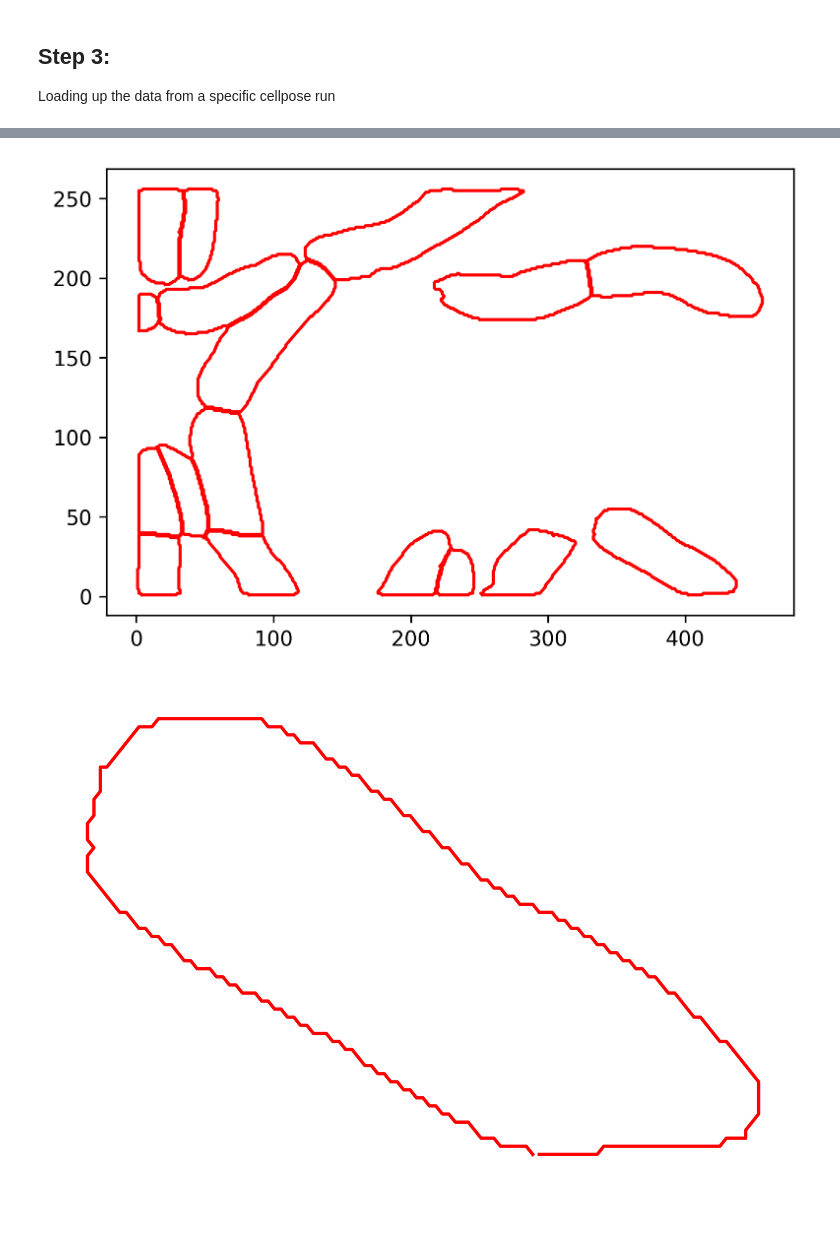
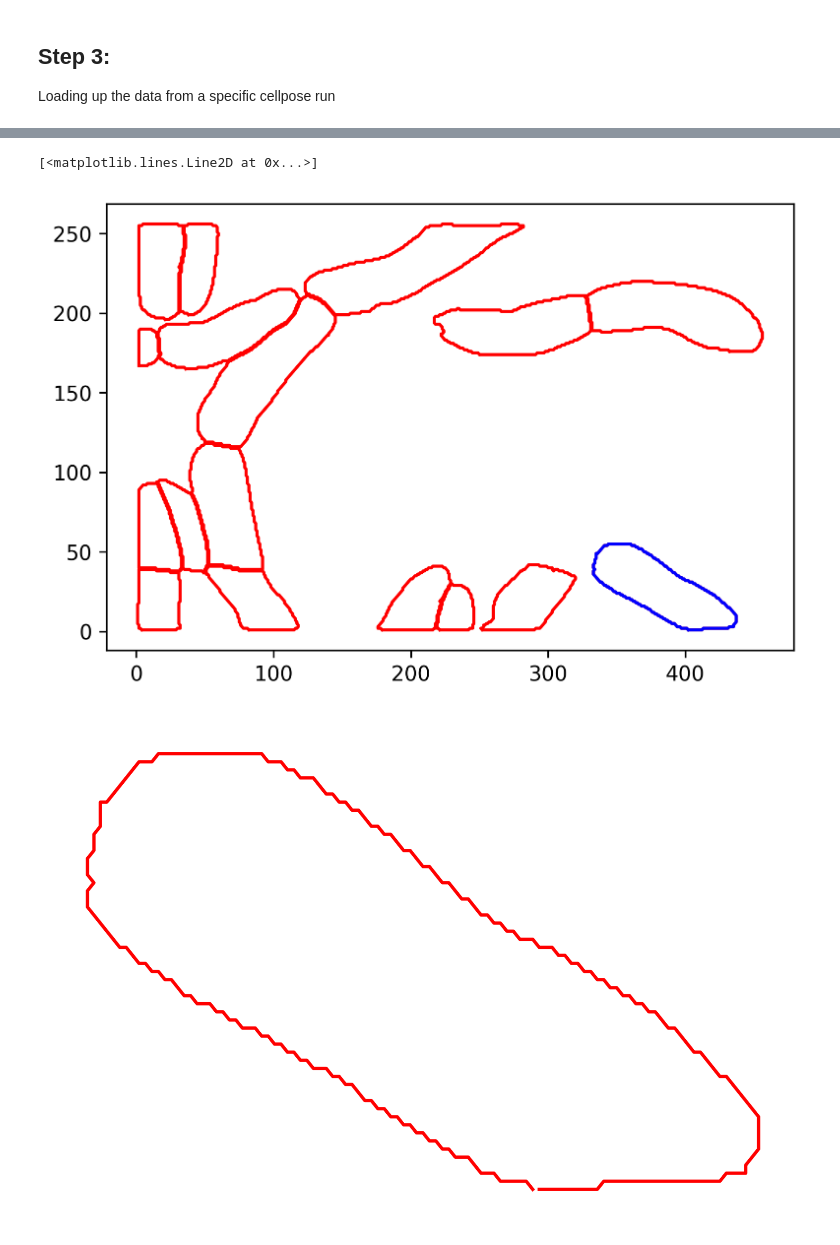
Before and after one commit to Raif-fl/AFM_Automation_code, a Jupyter notebook: Collect_metadata.ipynb, the cells around one changed output, grey strips where cells are left out. Cells and saved outputs as stored; diff of their text form; code cells hidden in the pictures.

```diff
--- a/Collect_metadata.ipynb
+++ b/Collect_metadata.ipynb
@@ -1,3 +1,19 @@
+# %%
+import numpy as np
+import time, os, sys
+from urllib.parse import urlparse
+import matplotlib.pyplot as plt
+import matplotlib as mpl
+%matplotlib inline
+mpl.rcParams['figure.dpi'] = 300
+from cellpose import utils, io
+from PIL import Image
+import cv2
+import imutils
+from scipy.spatial import distance as dist
+
+my_data = "/home/keeganfl/Desktop/Math_612_project/05-10-2015/Height/"
+save_path = "/home/keeganfl/Desktop/Math_612_project/05-10-2015/cellpose_height/"
 # %% [markdown]
 ## Step 3:
 Loading up the data from a specific cellpose run
@@ -9,6 +24,0 @@ perimiters = utils.get_mask_perimeters(dat['masks'])
-# %%
-# plot image with outlines overlaid in red
-outl = utils.outlines_list(dat['masks'])
-plt.imshow(dat['img'])
-for o in outl:
-    plt.plot(o[:,0], o[:,1], color='r')
@@ -17,9 +25,11 @@ for o in outl:
 # %%
-#plot just the outlines.
+#plot just the outlines. I mostly use this to get a sense for each outline.
 for o in outl:
     plt.plot(o[:,0], o[:,1], color='r')
+plt.plot(outl[5][:,0], outl[5][:,1], color = 'blue')
 # %% [output]
+[<matplotlib.lines.Line2D at 0x...>]
-[figure, old version]
+[figure, new version]
 # %%
 # plot an individual cell of choice.
 plt.plot(outl[5][:,0], outl[5][:,1], color = "r")
```
Also changed, not shown: parts of 36 cells of this notebook, 1 other file.
